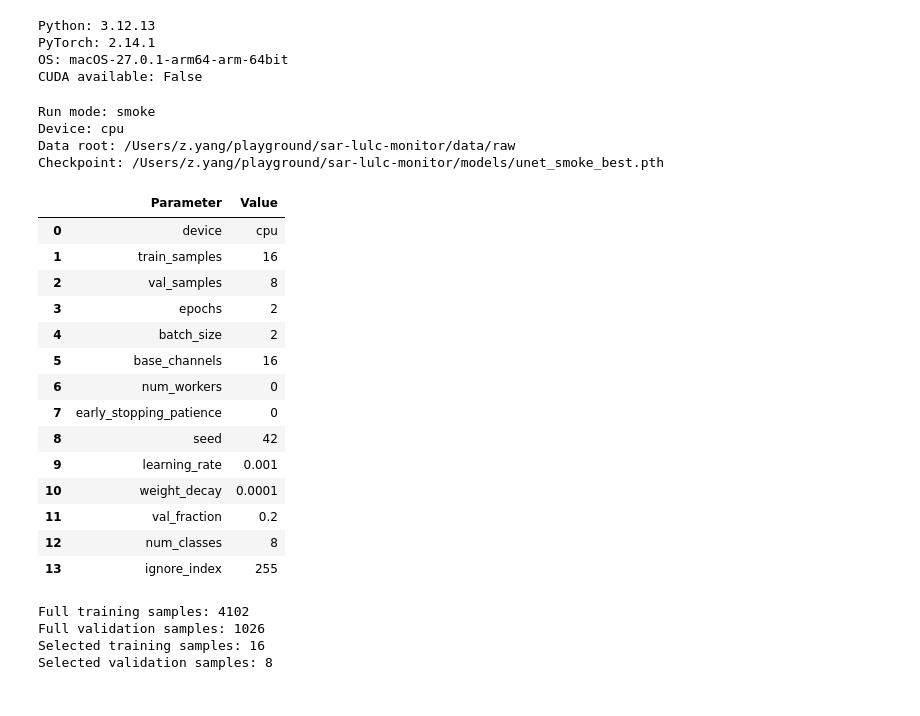
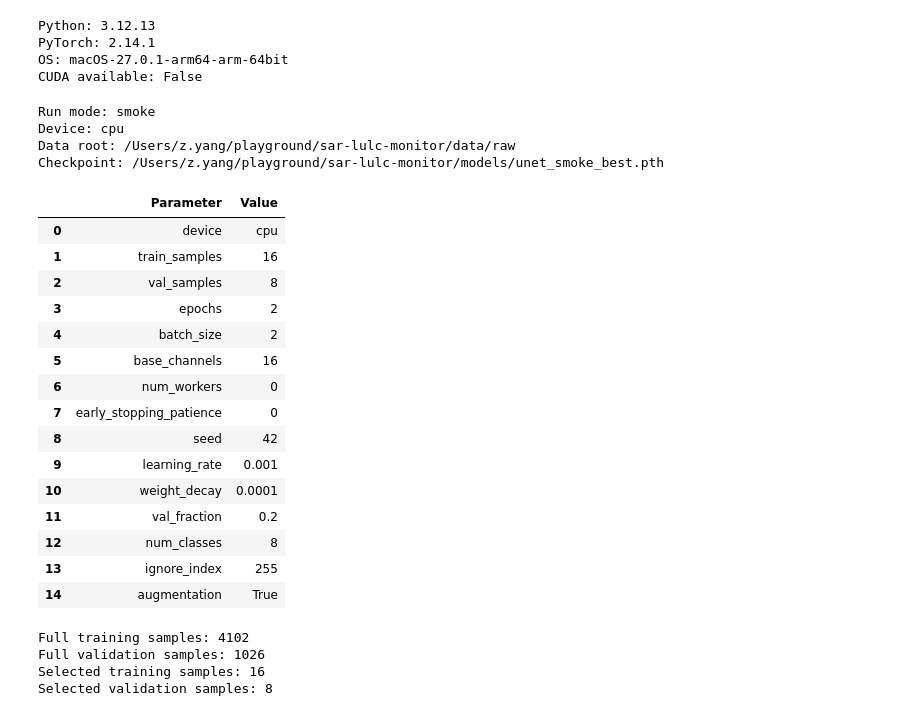
Before and after one commit to SakigamiYang/sar-lulc-monitor, a Jupyter notebook: notebooks/02_model_training.ipynb, the cells around one changed output. Drawn from its saved outputs; the diff is of its cells as text; code cells hidden in the pictures.

```diff
--- a/notebooks/02_model_training.ipynb
+++ b/notebooks/02_model_training.ipynb
@@ -106,6 +117,7 @@ CONFIG = {
     "val_fraction": 0.2,
     "num_classes": NUM_CLASSES,
     "ignore_index": IGNORE_INDEX,
+    "augmentation": True,
 }
 
 # Override any parameter here, if needed:
@@ -148,31 +160,32 @@ CHECKPOINT_PATH = MODEL_ROOT / f"{RUN_NAME}_best.pth"
 HISTORY_PATH = OUTPUT_ROOT / f"{RUN_NAME}_history.csv"
 
 print("Run mode:", RUN_MODE)
 print("Device:", DEVICE)
 print("Data root:", DATA_ROOT)
 print("Checkpoint:", CHECKPOINT_PATH)
 
 display(pd.DataFrame(
     [{"Parameter": k, "Value": v} for k, v in CONFIG.items()]
 ))
 # %% [output]
 Run mode: smoke
 Device: cpu
 Data root: /Users/z.yang/playground/sar-lulc-monitor/data/raw
 Checkpoint: /Users/z.yang/playground/sar-lulc-monitor/models/unet_smoke_best.pth
 |  | Parameter | Value |
 | 0 | device | cpu |
 | 1 | train_samples | 16 |
 | 2 | val_samples | 8 |
 | 3 | epochs | 2 |
 | 4 | batch_size | 2 |
 | 5 | base_channels | 16 |
 | 6 | num_workers | 0 |
 | 7 | early_stopping_patience | 0 |
 | 8 | seed | 42 |
 | 9 | learning_rate | 0.001 |
 | 10 | weight_decay | 0.0001 |
 | 11 | val_fraction | 0.2 |
 | 12 | num_classes | 8 |
 | 13 | ignore_index | 255 |
+| 14 | augmentation | True |
 # %%
```
Also changed, not shown: parts of 8 cells of this notebook, 2 other files.
